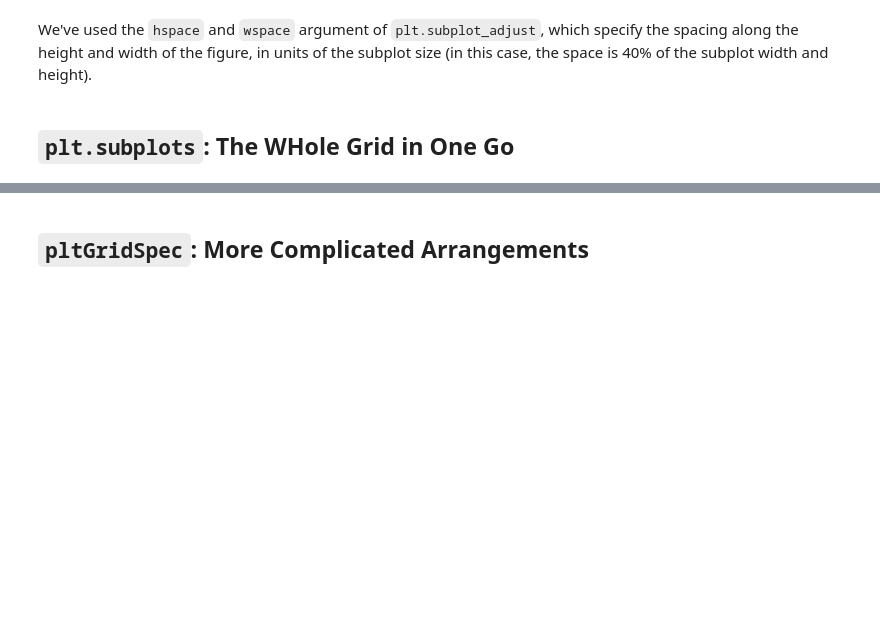
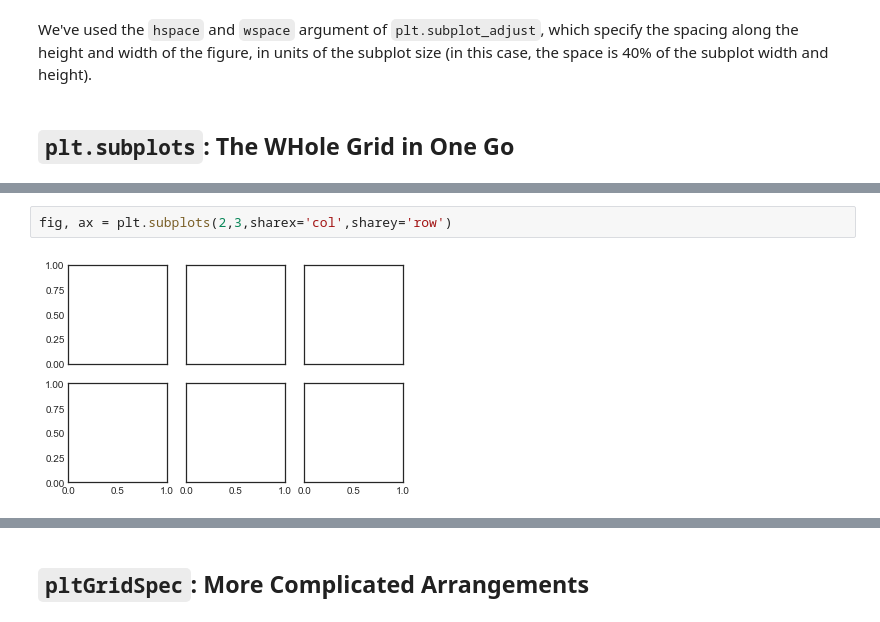
Before and after one commit to UlrikeBoehm/PythonDataScience, a Jupyter notebook: 04_Visualization_Matplotlib/10_Subplots.ipynb, the cells around one changed output, grey strips where cells are left out. Cells and saved outputs as stored; diff of their text form; blank space fills up the shorter version.

Commit message:
Updated Subplots Section

```diff
--- a/04_Visualization_Matplotlib/10_Subplots.ipynb
+++ b/04_Visualization_Matplotlib/10_Subplots.ipynb
@@ -64,0 +67,4 @@ Teh approach just described can become quite redious when you're creating a larg
+# %%
+fig, ax = plt.subplots(2,3,sharex='col',sharey='row')
+# %% [output]
+[figure, added]
```
Also changed, not shown: parts of 12 cells of this notebook.
